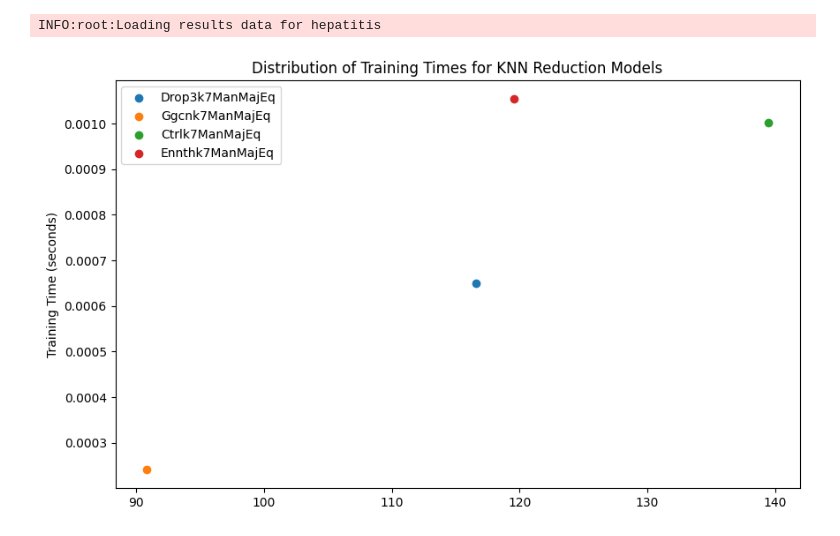
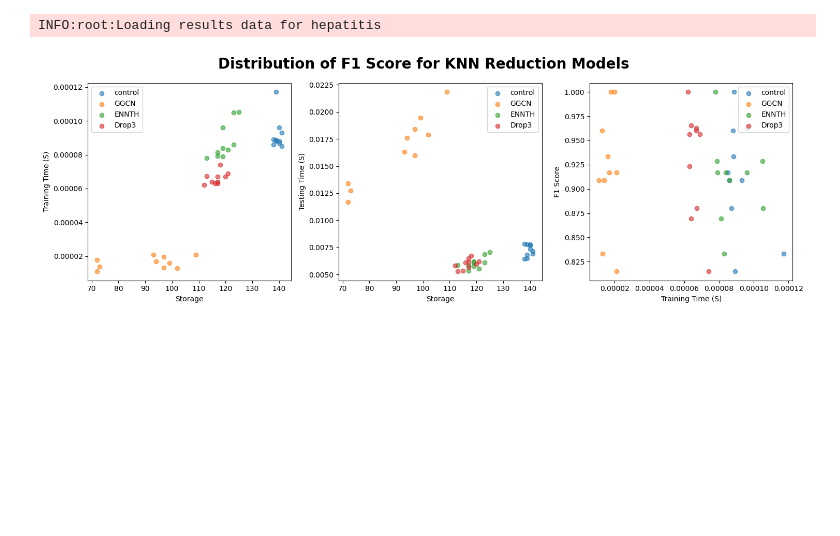
Before and after one commit to ZachParent/mai-intro-to-machine-learning, a Jupyter notebook: work2/notebooks/1.4-ZachParent-complexity-analysis.ipynb, the cells around one changed output. Cells and saved outputs as stored; diff of their text form; code cells hidden in the pictures; blank space fills up the shorter version.

```diff
--- a/work2/notebooks/1.4-ZachParent-complexity-analysis.ipynb
+++ b/work2/notebooks/1.4-ZachParent-complexity-analysis.ipynb
@@ -28,19 +28,22 @@ dataset_name = 'hepatitis'
 
 # %%
 logging.info(f"Loading results data for {dataset_name}")
-knn_results_filename = f"{DATA_DIR}/cross_validated_results/knn_{dataset_name}.csv"
-knn_reduction_results_filename = f"{DATA_DIR}/cross_validated_results/knn_reduction_{dataset_name}.csv"
-svm_results_filename = f"{DATA_DIR}/cross_validated_results/svm_{dataset_name}.csv"
+knn_results_filename = f"{DATA_DIR}/per_fold_results/knn_{dataset_name}.csv"
+knn_reduction_results_filename = f"{DATA_DIR}/per_fold_results/knn_reduction_{dataset_name}.csv"
+svm_results_filename = f"{DATA_DIR}/per_fold_results/svm_{dataset_name}.csv"
 
 knn_results = pd.read_csv(knn_results_filename)
 knn_reduction_results = pd.read_csv(knn_reduction_results_filename)
 svm_results = pd.read_csv(svm_results_filename)
 
 # %%
-fold_cols = [f"fold{i}" for i in range(10)]
+f1_cols = [f"f1_{i}" for i in range(10)]
+train_time_cols = [f"train_time_{i}" for i in range(10)]
+test_time_cols = [f"test_time_{i}" for i in range(10)]
+storage_cols = [f"storage_{i}" for i in range(10)]
 
-for df in [knn_results, knn_reduction_results, svm_results]:
-    df.sort_values(by="train_time", ascending=False, inplace=True)
+# for df in [knn_results, knn_reduction_results, svm_results]:
+#     df.sort_values(by="train_time", ascending=False, inplace=True)
 
 knn_results["model_label"] = knn_results.apply(get_knn_model_label, axis=1)
 knn_reduction_results["model_label"] = knn_reduction_results.apply(
@@ -49,13 +52,3 @@ knn_reduction_results["model_label"] = knn_reduction_results.apply(
 svm_results["model_label"] = svm_results.apply(get_svm_model_label, axis=1)
 # %% [output]
 INFO:root:Loading results data for hepatitis
-# %%
-fig, ax = plt.subplots(figsize=(10, 6))
-for _, result in knn_reduction_results.iterrows():
-    ax.scatter(result['storage'], result['train_time'], label=result['model_label'])
-ax.legend()
-plt.title('Distribution of Training Times for KNN Reduction Models')
-plt.ylabel('Training Time (seconds)')
-plt.show()
-# %% [output]
-[figure, removed]
@@ -216,0 +55,24 @@ analyze_parameters(results_for_nemenyi, nemenyi_results)
+# %%
+metric_cols_map = {
+    "Storage": storage_cols,
+    "Training Time (s)": train_time_cols,
+    "Testing Time (s)": test_time_cols,
+    "F1 Score": f1_cols
+}
+
+fig, axes = plt.subplots(1, 3, figsize=(15, 5))
+for (metric_a, metric_b), ax in zip([("Storage", "Training Time (s)"), ("Storage", "Testing Time (s)"), ("Training Time (s)", "F1 Score")], axes):
+
+    for idx in knn_reduction_results.index:
+        metric_a_values = knn_reduction_results.loc[idx, metric_cols_map[metric_a]].values
+        metric_b_values = knn_reduction_results.loc[idx, metric_cols_map[metric_b]].values
+        ax.scatter(metric_a_values, metric_b_values, alpha=0.6, label=knn_reduction_results.loc[idx, "reduction_func"])
+    ax.set_xlabel(metric_a.replace("_", " ").title())
+    ax.set_ylabel(metric_b.replace("_", " ").title())
+    ax.legend()
+fig.suptitle(f'Distribution of {metric_b.replace("_", " ").title()} for KNN Reduction Models', fontsize=20, fontweight="bold")
+plt.tight_layout()
+plt.show()
+# %%
+# %% [output]
+[figure, added]
```
Also changed, not shown: parts of 1 cell of this notebook.
